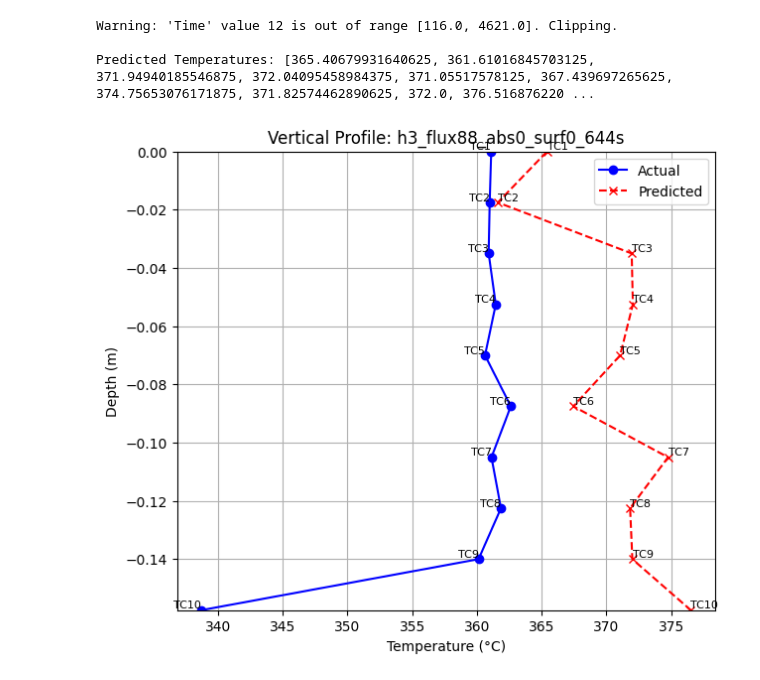
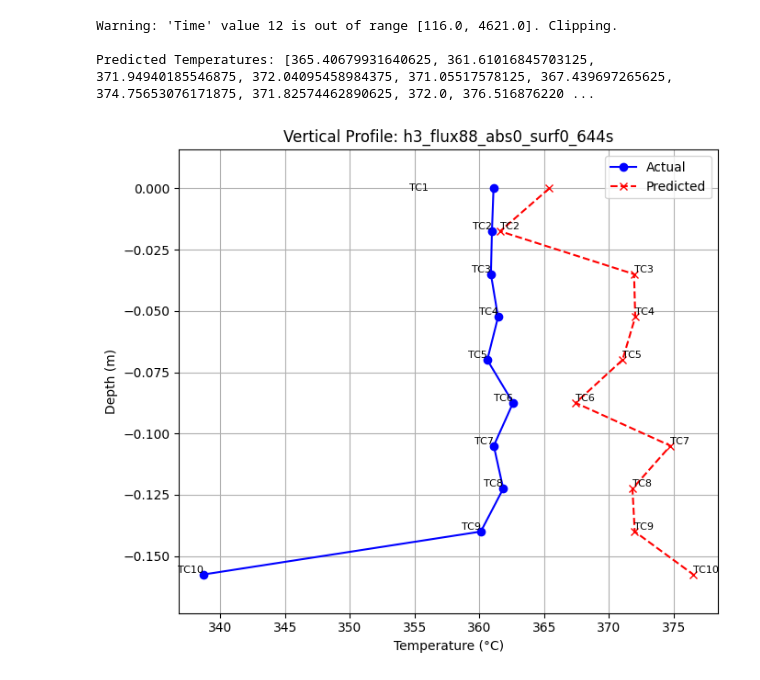
Before and after one commit to Renewable-Thermal-Laboratory/CSP-Thermo-PGML, a Jupyter notebook: PhysicsGuidedNeuralNetwork/PhysicsGuidedNN_Modeling_VTDP.ipynb, the cells around one changed output. Cells and saved outputs as stored; diff of their text form; code cells hidden in the pictures.

Commit message:
Fixed VTDP graph logic

```diff
--- a/PhysicsGuidedNeuralNetwork/PhysicsGuidedNN_Modeling_VTDP.ipynb
+++ b/PhysicsGuidedNeuralNetwork/PhysicsGuidedNN_Modeling_VTDP.ipynb
@@ -578,33 +578,46 @@ Predicted Temperatures: [365.40679931640625, 361.61016845703125, 371.94940185546
 # %%
 def plot_vertical_profile(predicted, actual, filename="Sample Profile"):
     sensor_labels = [f"TC{i+1}" for i in range(10)]
-    depths = [-0.016 + i * 0.0015 for i in range(10)]
+    total_height = 0.1575  # Total receiver height in meters
+    spacing = total_height / 9  # 9 intervals between 10 sensors
+    depths = [0 - i * spacing for i in range(10)]  # TC10 at 0, decreasing upwards
+
     plt.figure(figsize=(7, 6))
     plt.plot(actual, depths, label="Actual", color='blue', marker='o')
     plt.plot(predicted, depths, label="Predicted", color='red', marker='x', linestyle='--')
-    plt.gca().invert_yaxis()
+    plt.gca().invert_yaxis()  # Makes negative values go down
+
+    # Add extra space (10%) at top and bottom
+    y_margin = total_height * 0.10
+    plt.ylim(-total_height - y_margin, 0 + y_margin)
+
     plt.xlabel("Temperature (°C)")
     plt.ylabel("Depth (m)")
     plt.title(f"Vertical Profile: {filename}")
     plt.legend()
 
-    # Add sensor labels at each point
+    # Add sensor labels (TC1 on left, others on right)
     for i, label in enumerate(sensor_labels):
-        plt.text(actual[i], depths[i], label, ha='right', va='bottom', fontsize=8)
-        plt.text(predicted[i], depths[i], label, ha='left', va='bottom', fontsize=8)
+        if i == 0:  # TC1 (top sensor) - place text on the left
+            plt.text(min(actual[0], predicted[0]) - 5, depths[0], label,
+                     ha='right', va='center', fontsize=8, color='black')
+        else:  # Other sensors - default right placement
+            plt.text(actual[i], depths[i], label, ha='right', va='bottom', fontsize=8)
+            plt.text(predicted[i], depths[i], label, ha='left', va='bottom', fontsize=8)
 
     plt.grid(True)
+    plt.tight_layout()  # Prevent label cutoff
     plt.show()
 
 # Use actual values from the dataset for comparison
 # actual_values = [360.74, 360.08, 360.53, 360.79, 360.14, 361.79, 358.63, 359.26, 356.22, 335.77]
 # actual_values = [359.64,358.86,359.41,359.51,359.17,361.24,358.75,359.21,356.32,336.55]
 actual_values = [361.1,360.98,360.9,361.45,360.62,362.61,361.12,361.85,360.12,338.72]
 # plot_vertical_profile(real_pred.flatten(), actual_values, filename="h6_flux88_abs20_wr_surf0_734s")
 # plot_vertical_profile(real_pred.flatten(), actual_values, filename="h6_flux88_abs20_surf0_389s")
 plot_vertical_profile(real_pred.flatten(), actual_values, filename="h3_flux88_abs0_surf0_644s")
 # %% [output]
-[figure, old version]
+[figure, new version]
 # %%
 # Plot Predicted vs Actual Temperatures for 5 samples from the test set
 num_samples = 30
```
